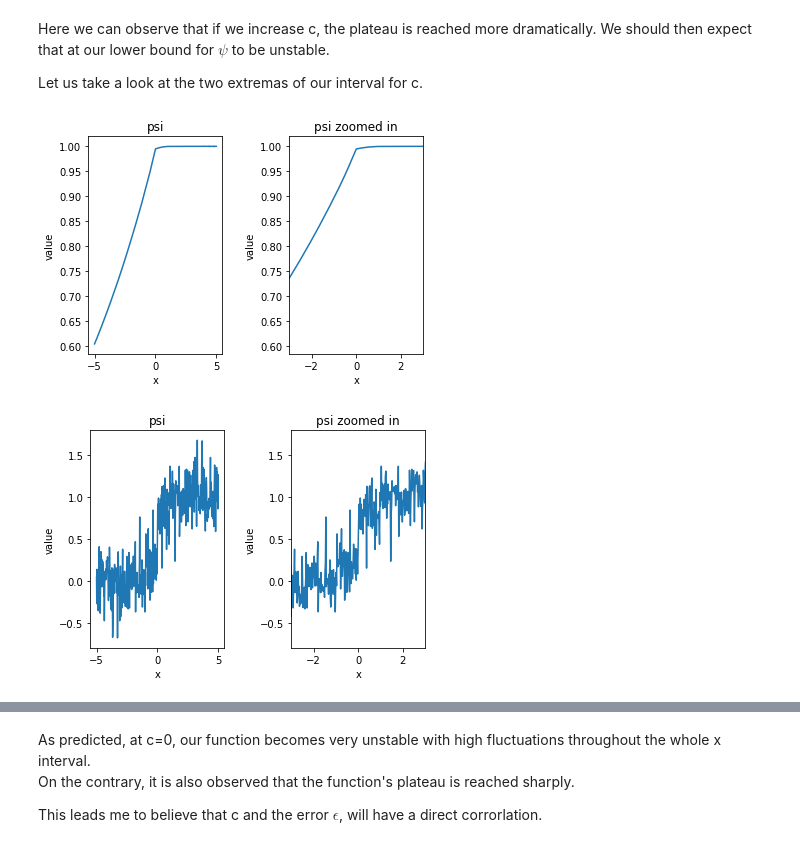
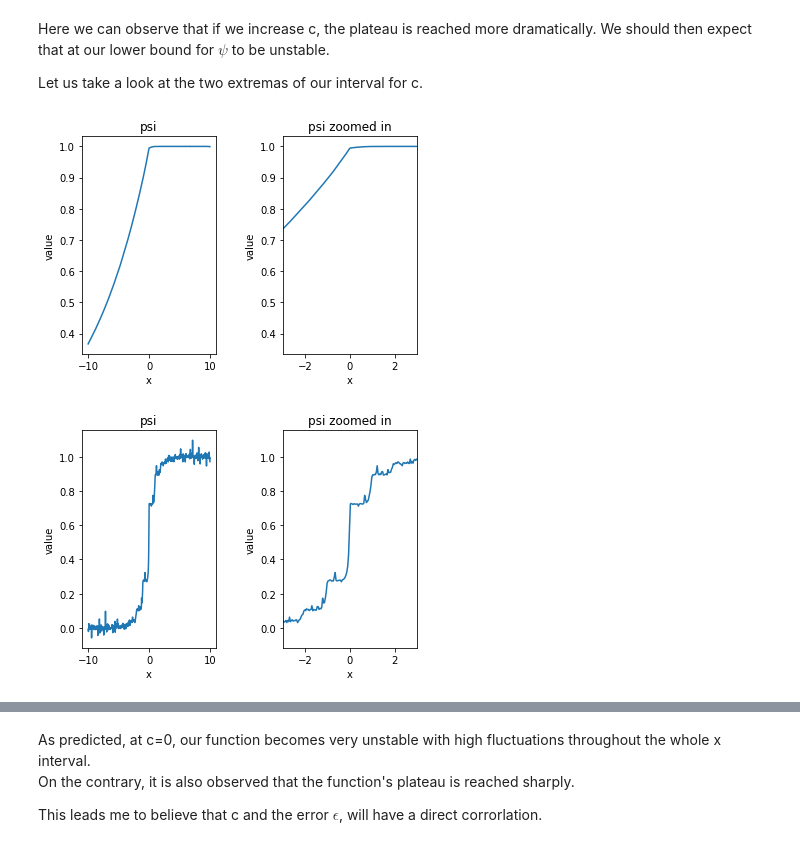
Before and after one commit to VijayStroup/ns-quadrature, a Jupyter notebook: nerve_quadrature.ipynb, the cells around one changed output, grey strips where cells are left out. Drawn from its saved outputs; the diff is of its cells as text; code cells hidden in the pictures.

```diff
--- a/nerve_quadrature.ipynb
+++ b/nerve_quadrature.ipynb
@@ -162,7 +164,7 @@ When setting c to 0 for $\psi$, we know the third term will equal 0 so the high
 fluctuations of I2 will not be considered. What is good to note is that for I1,
 the value has a maximum still at 0, however falls off very quickly as s increases.
 # %%
-xs = np.linspace(-20, 20, 500)
+xs = np.linspace(0, 20, 250)
 c, x = 10, 0
-integral_plots(xs, c, x)
+integral_plots(xs, c, x, 0)
 # %% [output]
@@ -217,13 +219,13 @@ We should then expect that at our lower bound for $\psi$ to be unstable.
 Let us take a look at the two extremas of our interval for c.
 # %%
 c = 10
-xs = np.linspace(-5, 5, 500)
+xs = np.linspace(-10, 10, 500)
 plot_psi(xs, c)
 # %% [output]
-[figure, old version]
+[figure, new version]
 # %%
-c = 0
-xs = np.linspace(-5, 5, 500)
+c = .1
+xs = np.linspace(-10, 10, 500)
 plot_psi(xs, c)
 # %% [output]
-[figure, old version]
+[figure, new version]
```
Also changed, not shown: parts of 32 cells of this notebook.
